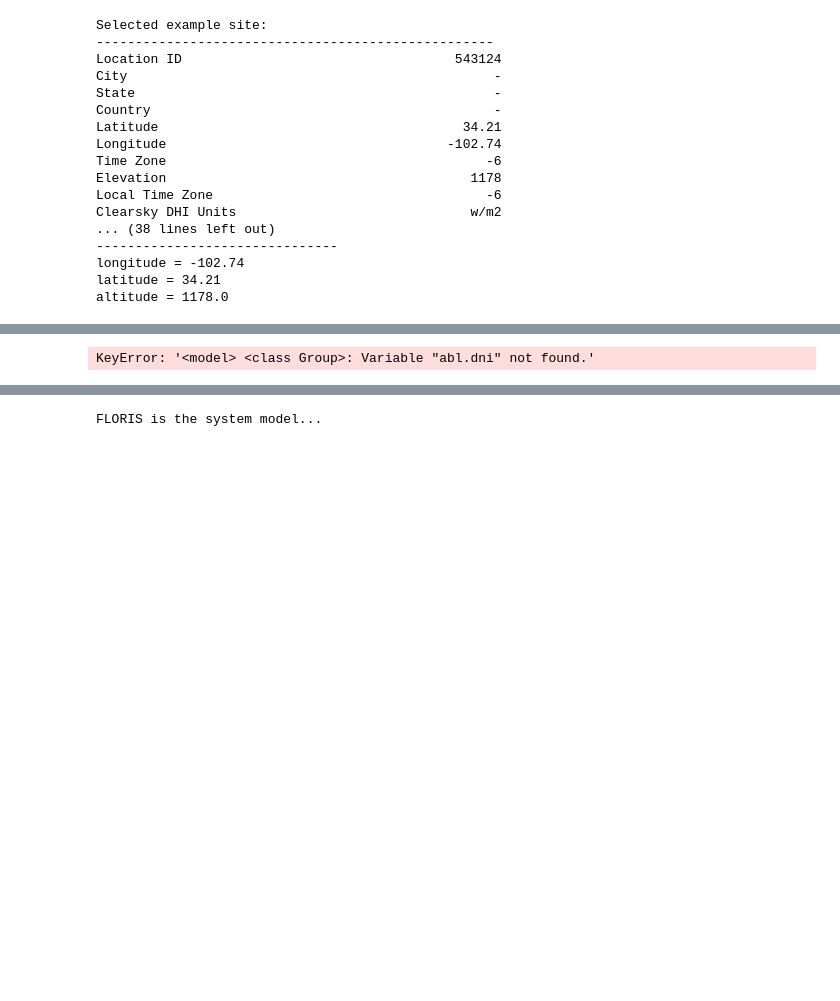
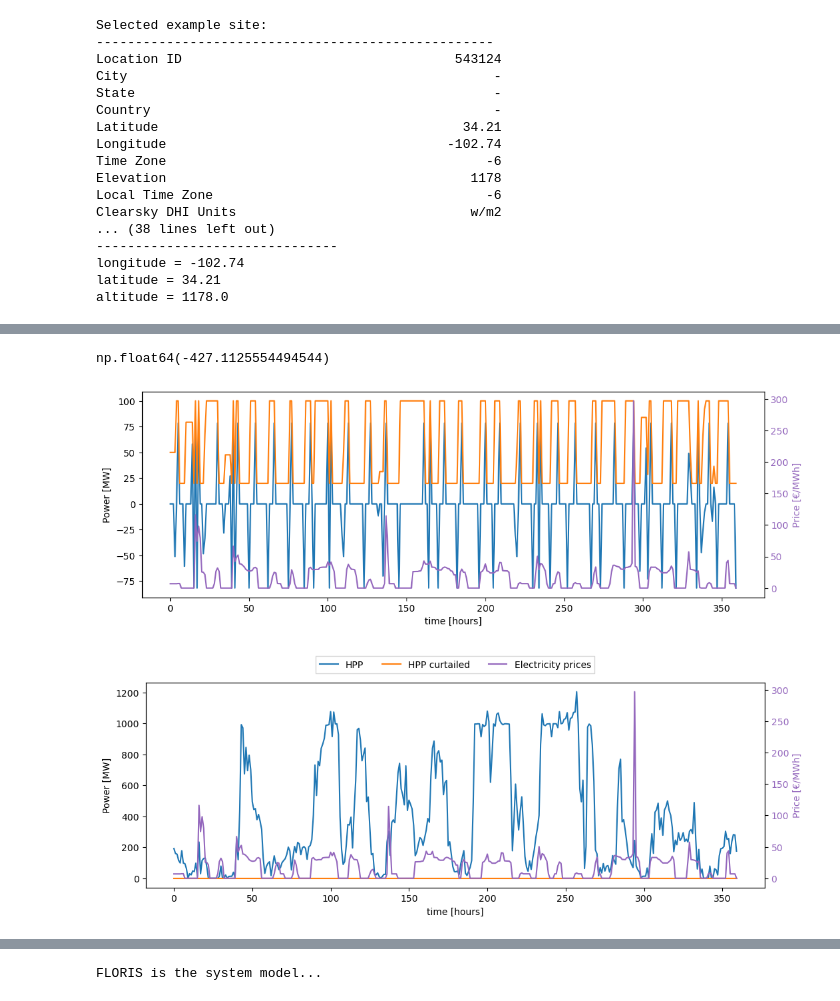
Before and after one commit to IEAWindTask50/tool-benchmarking, a Jupyter notebook: North_America/Texas/texas_case.ipynb, the cells around one changed output, grey strips where cells are left out. Saved outputs shown, nothing was run; the diff lists cells and outputs as text; code cells hidden in the pictures; blank space fills up the shorter version.

```diff
--- a/North_America/Texas/texas_case.ipynb
+++ b/North_America/Texas/texas_case.ipynb
@@ -97,46 +97,55 @@ exec. time [min]: 0.2255631446838379
+# %%
+import numpy_financial as npf
+V = [-1796.210] + 25 * [143.715 - 36.615]
+r = 0.06
+npv = npf.npv(r, V)
+npv
+# %% [output]
+np.float64(-427.1125554494544)
 # %%
 b_t = hpp.prob.get_val('ems.b_t')
 b_E_SOC_t = hpp.prob.get_val('ems.b_E_SOC_t')
 wind_t = hpp.prob.get_val('ems.wind_t')
-solar_t = hpp.prob.get_val('ems.solar_t')
+solar_t = hpp.prob.get_val('pvp.solar_t')
 hpp_t = hpp.prob.get_val('ems.hpp_t')
 hpp_curt_t = hpp.prob.get_val('ems.hpp_curt_t')
 price_t = hpp.prob.get_val('ems.price_t')
 
-n_days_plot = 5
+n_days_plot = 15
 
 plt.figure(figsize=[12,4])
 ax1 = plt.gca()
 ax1.plot(b_t[:24*n_days_plot], label='Battery')
 plt.plot(b_E_SOC_t[:24*n_days_plot], label='SoC [MWh]')
 ax1.set_xlabel('time [hours]')
 ax1.set_ylabel('Power [MW]')
 
 ax2 = ax1.twinx()
 ax2.plot(price_t[:24*n_days_plot], color='tab:purple', label='Electricity prices')
 ax2.set_ylabel('Price [€/MWh]', color='tab:purple')
 ax2.tick_params(axis='y', labelcolor='tab:purple')
 
 plt.figure(figsize=[12,4])
 ax1 = plt.gca()
 ax1.plot(hpp_t[:24*n_days_plot], label='HPP')
 ax1.plot(hpp_curt_t[:24*n_days_plot], label='HPP curtailed')
 ax1.set_xlabel('time [hours]')
 ax1.set_ylabel('Power [MW]')
 
 ax2 = ax1.twinx()
 ax2.plot(price_t[:24*n_days_plot], color='tab:purple', label='Electricity prices')
 ax2.set_ylabel('Price [€/MWh]', color='tab:purple')
 ax2.tick_params(axis='y', labelcolor='tab:purple')
 
 lines_1, labels_1 = ax1.get_legend_handles_labels()
 lines_2, labels_2 = ax2.get_legend_handles_labels()
 ax1.legend(lines_1 + lines_2, labels_1 + labels_2, loc='upper center',
            bbox_to_anchor=(0.5, 1.15), ncol=5, fancybox=False, shadow=False)
 
 plt.show()
 # %% [output]
-KeyError: '<model> <class Group>: Variable "abl.dni" not found.'
+[figure, added]
+[figure, added]
 # %%
 from hopp.simulation import HoppInterface
 from hopp.tools.dispatch.plot_tools import (
```
Also changed, not shown: parts of 8 cells of this notebook.
